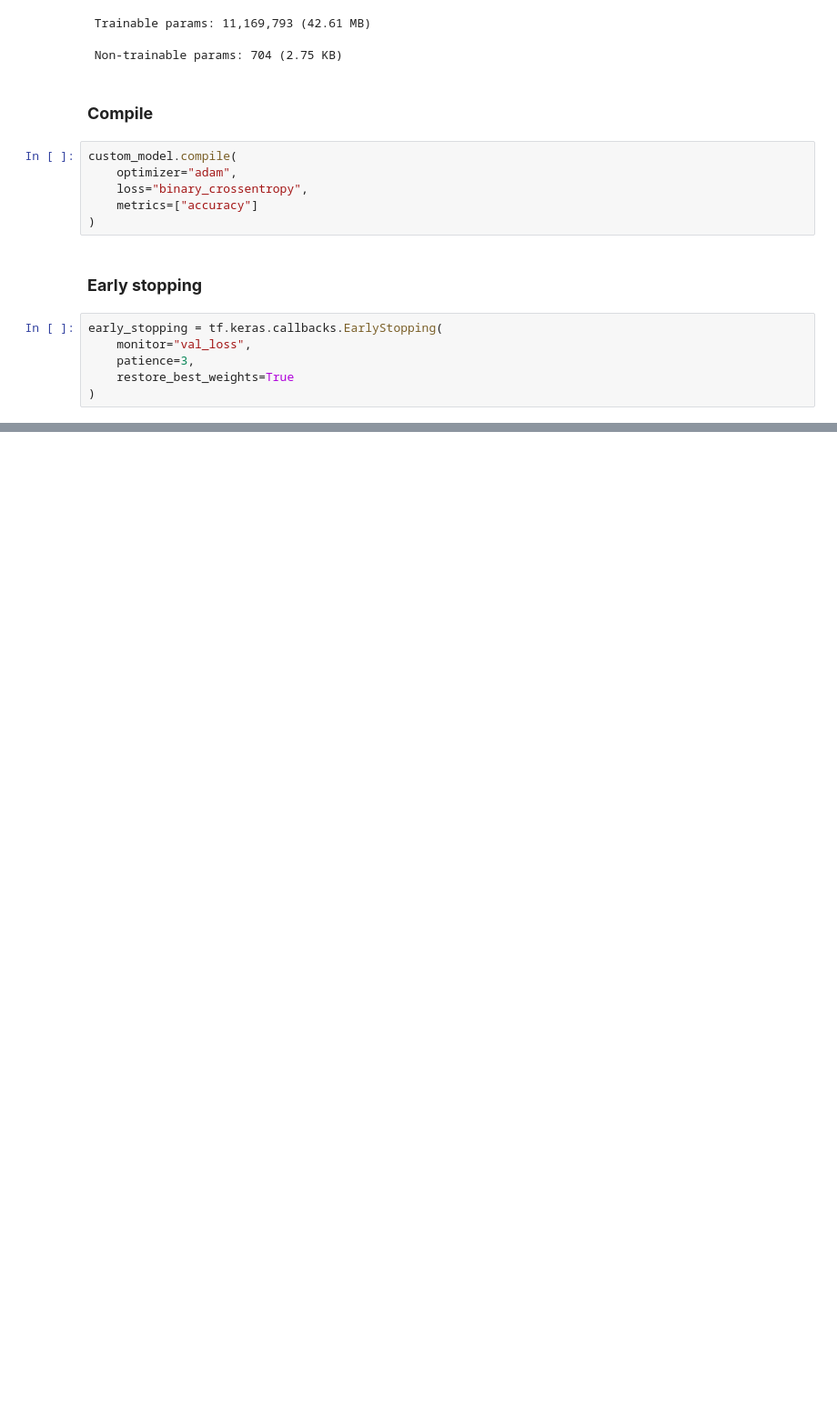
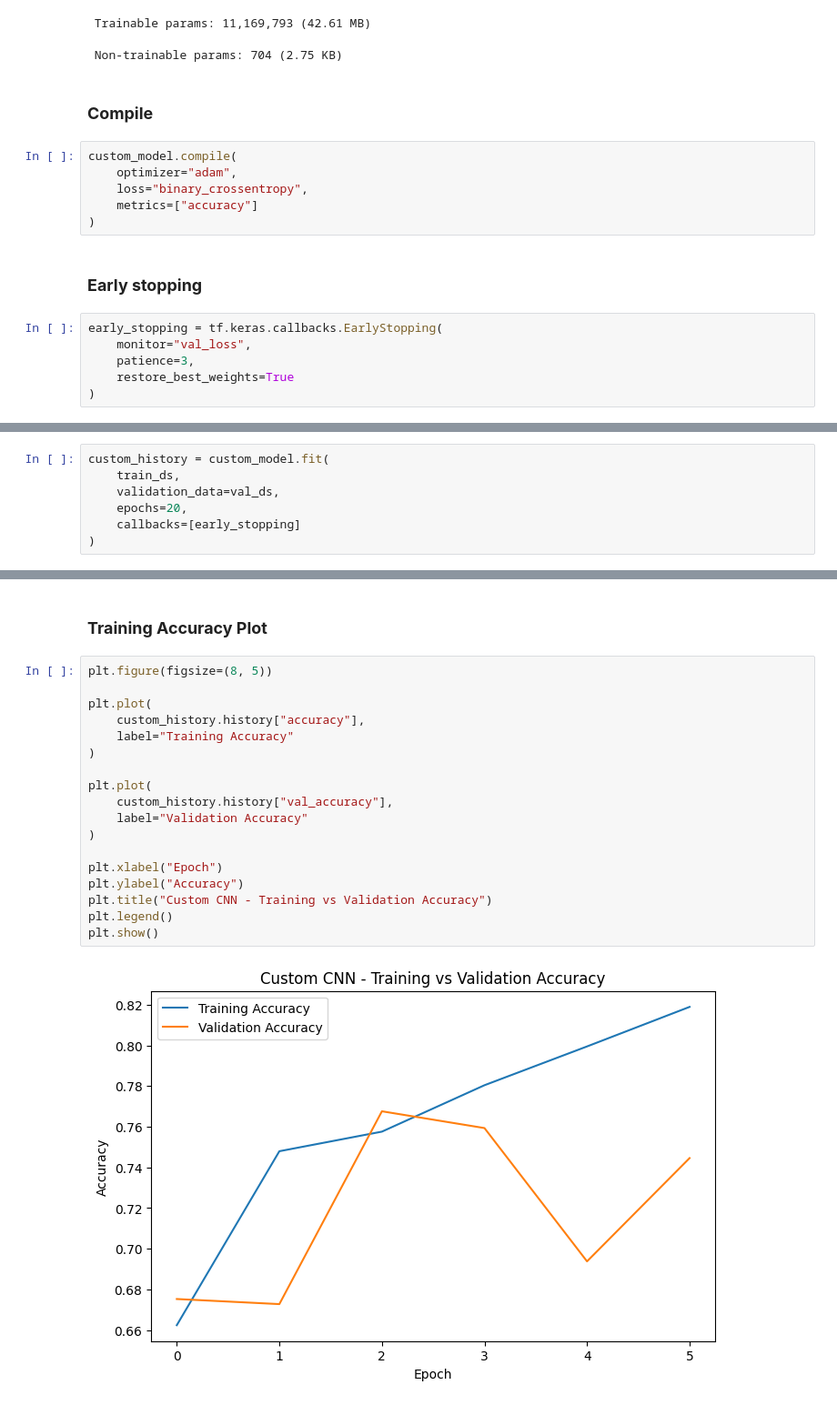
Before and after one commit to mdzubayereashraf/Ostad-AI-Engineering-Course-Assignments, a Jupyter notebook: Assignmen_No_14(Deep_Learning_Project_Dog_vs_Cat_Image_Classification).ipynb, the cells around one changed output, grey strips where cells are left out. Shown at 91% size. Saved outputs shown, nothing was run; the diff lists cells and outputs as text; blank space fills up the shorter version.

Commit message:
train and training accuracy plot

```diff
--- a/Assignmen_No_14(Deep_Learning_Project_Dog_vs_Cat_Image_Classification).ipynb
+++ b/Assignmen_No_14(Deep_Learning_Project_Dog_vs_Cat_Image_Classification).ipynb
@@ -245,0 +248,7 @@ early_stopping = tf.keras.callbacks.EarlyStopping(
+# %%
+custom_history = custom_model.fit(
+    train_ds,
+    validation_data=val_ds,
+    epochs=20,
+    callbacks=[early_stopping]
+)
@@ -245,0 +268,22 @@ early_stopping = tf.keras.callbacks.EarlyStopping(
+# %% [markdown]
+### **Training Accuracy Plot**
+# %%
+plt.figure(figsize=(8, 5))
+
+plt.plot(
+    custom_history.history["accuracy"],
+    label="Training Accuracy"
+)
+
+plt.plot(
+    custom_history.history["val_accuracy"],
+    label="Validation Accuracy"
+)
+
+plt.xlabel("Epoch")
+plt.ylabel("Accuracy")
+plt.title("Custom CNN - Training vs Validation Accuracy")
+plt.legend()
+plt.show()
+# %% [output]
+[figure, added]
```
Also changed, not shown: parts of 4 cells of this notebook.
